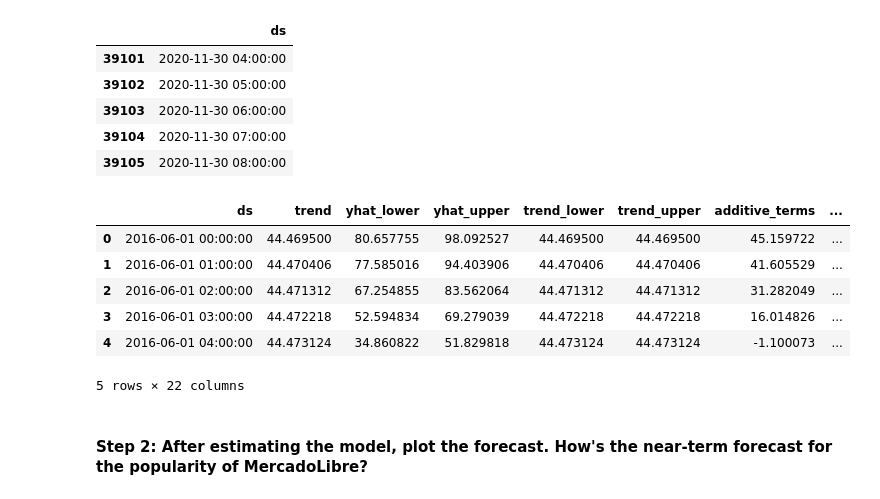
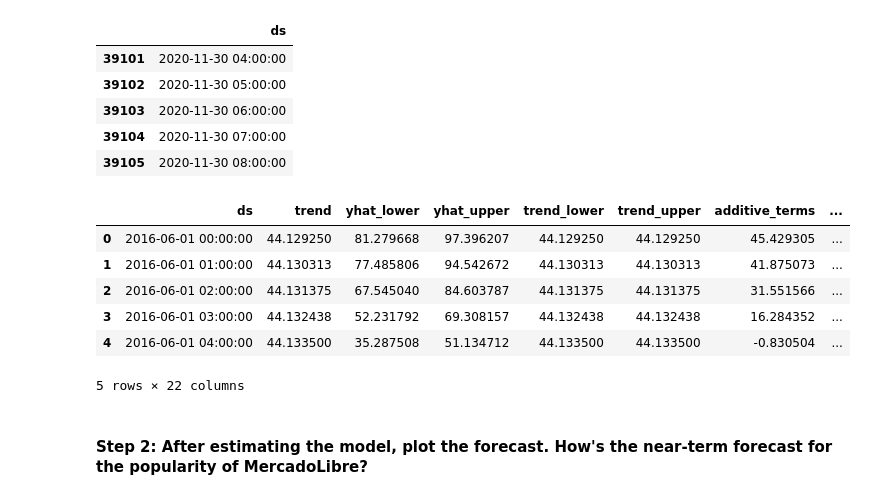
Before and after one commit to inCloset/prophet-challenge, a Jupyter notebook: forecasting_net_prophet.ipynb, the cells around one changed output. Cells and saved outputs as stored; diff of their text form; code cells hidden in the pictures.

```diff
--- a/forecasting_net_prophet.ipynb
+++ b/forecasting_net_prophet.ipynb
@@ -489,2 +502,5 @@ Now, you need to produce a time series model that analyzes and forecasts pattern
+# %%
+df_mercado_trends_prop['ds'] = df_mercado_trends_prop['ds'].dt.tz_localize(None)
 # %%
 # Call the Prophet function, store as an object
+model = Prophet()
@@ -493,3 +507,4 @@ Now, you need to produce a time series model that analyzes and forecasts pattern
 # %%
 # Fit the time-series model.
+model.fit(df_mercado_trends_prop)
 # %% [output]
@@ -506,9 +514,11 @@ INFO:cmdstanpy:Chain [1] done processing
 # %%
 # Create a future dataframe to hold predictions
 # Make the prediction go out as far as 2000 hours (approx 80 days)
+future = model.make_future_dataframe(periods=2000, freq='h')
 
 
 # View the last five rows of the future_mercado_trends DataFrame
+display(future.tail())
 # %% [output]
 |  | ds |
 | 39101 | 2020-11-30 04:00:00 |
@@ -518,16 +528,16 @@ INFO:cmdstanpy:Chain [1] done processing
 | 39105 | 2020-11-30 08:00:00 |
 # %%
 # Make the predictions for the trend data using the future_mercado_trends DataFrame
-
-
+forecast = model.predict(future)
 # Display the first five rows of the forecast_mercado_trends DataFrame
+display(forecast.head())
 # %% [output]
 |  | ds | trend | yhat_lower | yhat_upper | trend_lower | trend_upper | additive_terms | ... |
-| 0 | 2016-06-01 00:00:00 | 44.469500 | 80.657755 | 98.092527 | 44.469500 | 44.469500 | 45.159722 | ... |
-| 1 | 2016-06-01 01:00:00 | 44.470406 | 77.585016 | 94.403906 | 44.470406 | 44.470406 | 41.605529 | ... |
-| 2 | 2016-06-01 02:00:00 | 44.471312 | 67.254855 | 83.562064 | 44.471312 | 44.471312 | 31.282049 | ... |
-| 3 | 2016-06-01 03:00:00 | 44.472218 | 52.594834 | 69.279039 | 44.472218 | 44.472218 | 16.014826 | ... |
-| 4 | 2016-06-01 04:00:00 | 44.473124 | 34.860822 | 51.829818 | 44.473124 | 44.473124 | -1.100073 | ... |
+| 0 | 2016-06-01 00:00:00 | 44.129250 | 81.279668 | 97.396207 | 44.129250 | 44.129250 | 45.429305 | ... |
+| 1 | 2016-06-01 01:00:00 | 44.130313 | 77.485806 | 94.542672 | 44.130313 | 44.130313 | 41.875073 | ... |
+| 2 | 2016-06-01 02:00:00 | 44.131375 | 67.545040 | 84.603787 | 44.131375 | 44.131375 | 31.551566 | ... |
+| 3 | 2016-06-01 03:00:00 | 44.132438 | 52.231792 | 69.308157 | 44.132438 | 44.132438 | 16.284352 | ... |
+| 4 | 2016-06-01 04:00:00 | 44.133500 | 35.287508 | 51.134712 | 44.133500 | 44.133500 | -0.830504 | ... |
 5 rows × 22 columns
 # %% [markdown]
 #### Step 2: After estimating the model, plot the forecast. How's the near-term forecast for the popularity of MercadoLibre?
```
Also changed, not shown: parts of 12 cells of this notebook.
